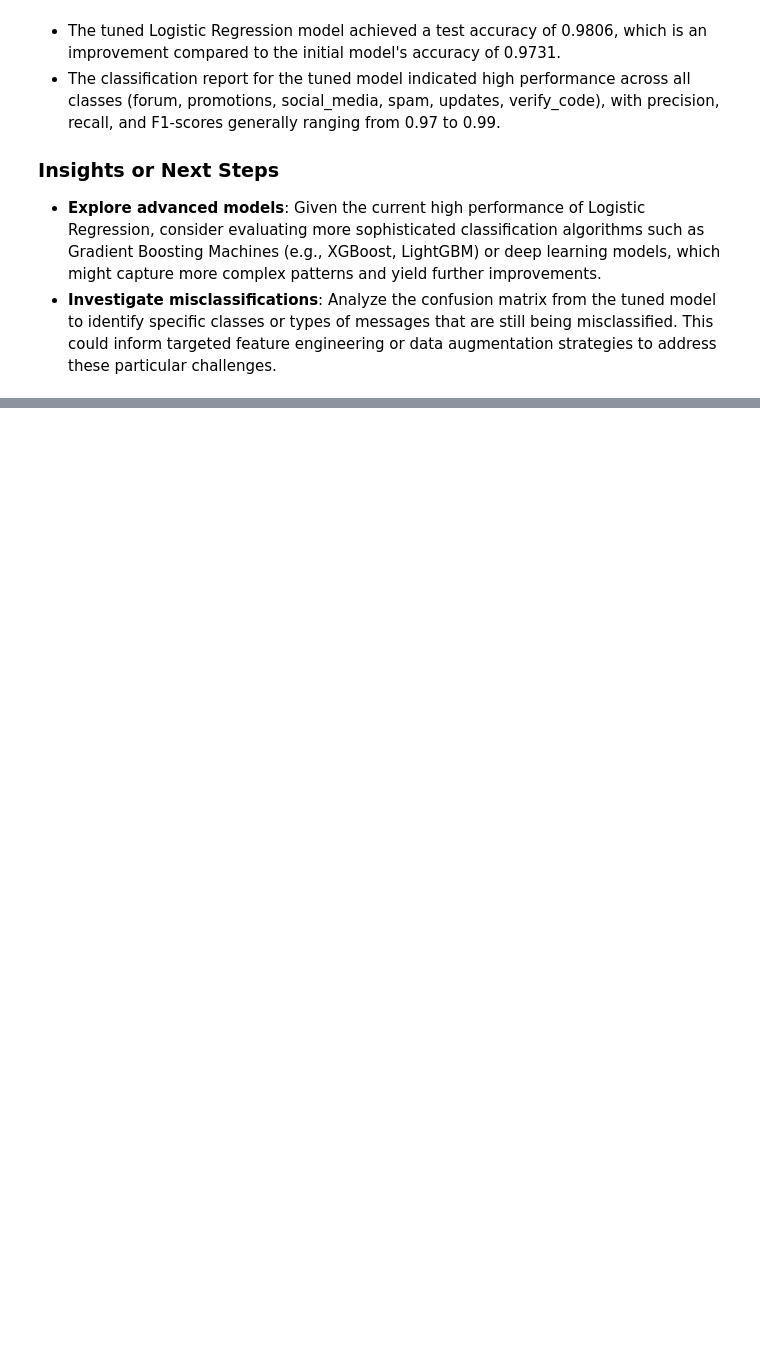
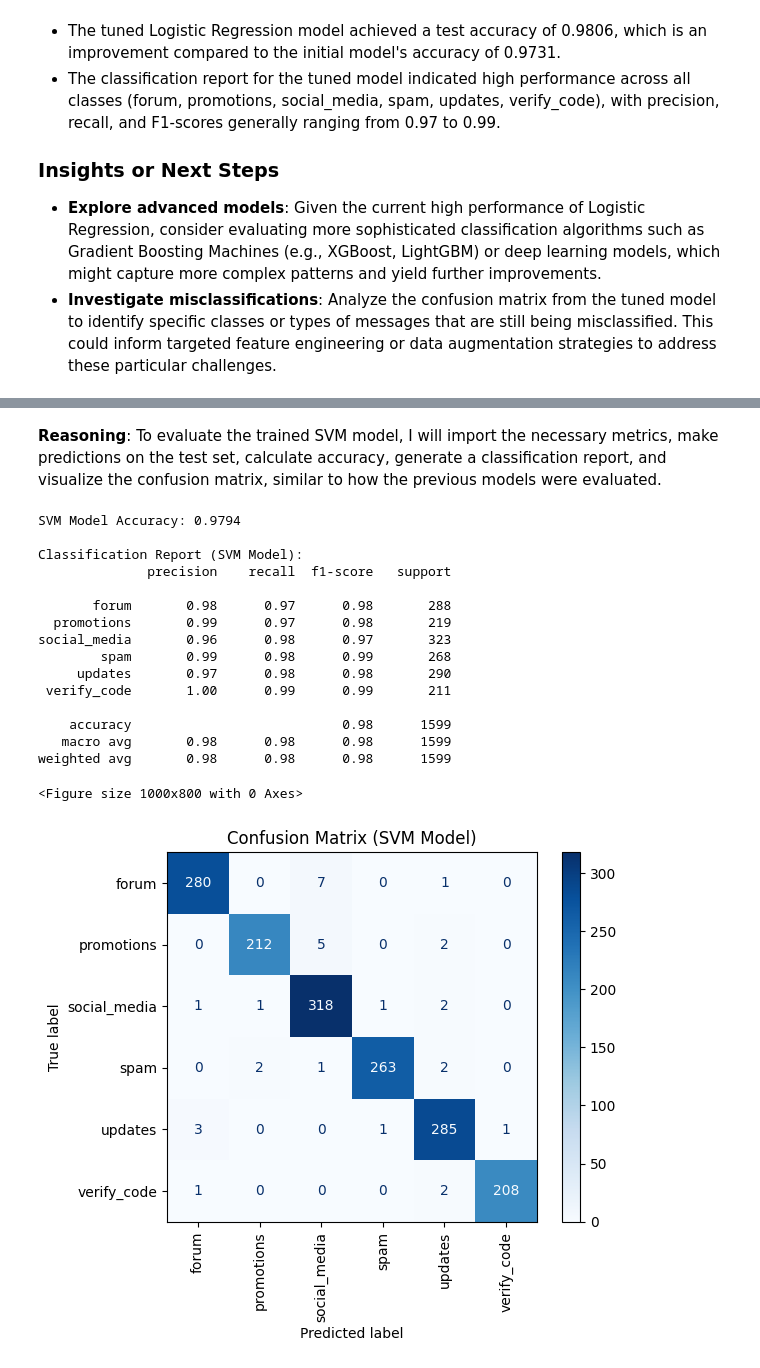
Before and after one commit to nishil4/AI-Powered-Smart-Email-Classifier-for-Enterprises-Group-1, a Jupyter notebook: SpringBoard_Model.ipynb, the cells around one changed output, grey strips where cells are left out. Saved outputs shown, nothing was run; the diff lists cells and outputs as text; code cells hidden in the pictures; blank space fills up the shorter version.

```diff
--- a/SpringBoard_Model.ipynb
+++ b/SpringBoard_Model.ipynb
@@ -370,0 +819,12 @@ Summarize the results of the hyperparameter tuning, discuss whether performance
+# %%
+from sklearn.svm import SVC
+
+# 1. Instantiate an SVC model with a linear kernel
+# Set random_state for reproducibility
+svm_model = SVC(kernel='linear', random_state=42)
+
+# 2. Fit the model to the training data
+print("Training SVM model...")
+svm_model.fit(X_train, y_train)
+
+print("SVM model trained successfully.")
@@ -370,0 +839,44 @@ Summarize the results of the hyperparameter tuning, discuss whether performance
+# %% [markdown]
+**Reasoning**:
+To evaluate the trained SVM model, I will import the necessary metrics, make predictions on the test set, calculate accuracy, generate a classification report, and visualize the confusion matrix, similar to how the previous models were evaluated.
+# %%
+from sklearn.metrics import accuracy_score, classification_report, confusion_matrix, ConfusionMatrixDisplay
+import matplotlib.pyplot as plt
+
+# 1. Make predictions on the test set
+y_pred_svm = svm_model.predict(X_test)
+
+# 2. Calculate and print overall accuracy
+accuracy_svm = accuracy_score(y_test, y_pred_svm)
+print(f"SVM Model Accuracy: {accuracy_svm:.4f}")
+
+# 3. Generate and print a classification report
+# Use label_encoder.classes_ for target names to make the report readable
+print("\nClassification Report (SVM Model):")
+print(classification_report(y_test, y_pred_svm, target_names=label_encoder.classes_))
+
+# 4. Compute and visualize the confusion matrix
+plt.figure(figsize=(10, 8))
+ConfusionMatrixDisplay.from_estimator(
+    svm_model, X_test, y_test, display_labels=label_encoder.classes_, cmap=plt.cm.Blues, xticks_rotation='vertical'
+)
+plt.title('Confusion Matrix (SVM Model)')
+plt.show()
+# %% [output]
+SVM Model Accuracy: 0.9794
+
+Classification Report (SVM Model):
+              precision    recall  f1-score   support
+
+       forum       0.98      0.97      0.98       288
+  promotions       0.99      0.97      0.98       219
+social_media       0.96      0.98      0.97       323
+        spam       0.99      0.98      0.99       268
+     updates       0.97      0.98      0.98       290
+ verify_code       1.00      0.99      0.99       211
+
+    accuracy                           0.98      1599
+   macro avg       0.98      0.98      0.98      1599
+weighted avg       0.98      0.98      0.98      1599
+<Figure size 1000x800 with 0 Axes>
+[figure, added]
```
Also changed, not shown: parts of 53 cells of this notebook.
